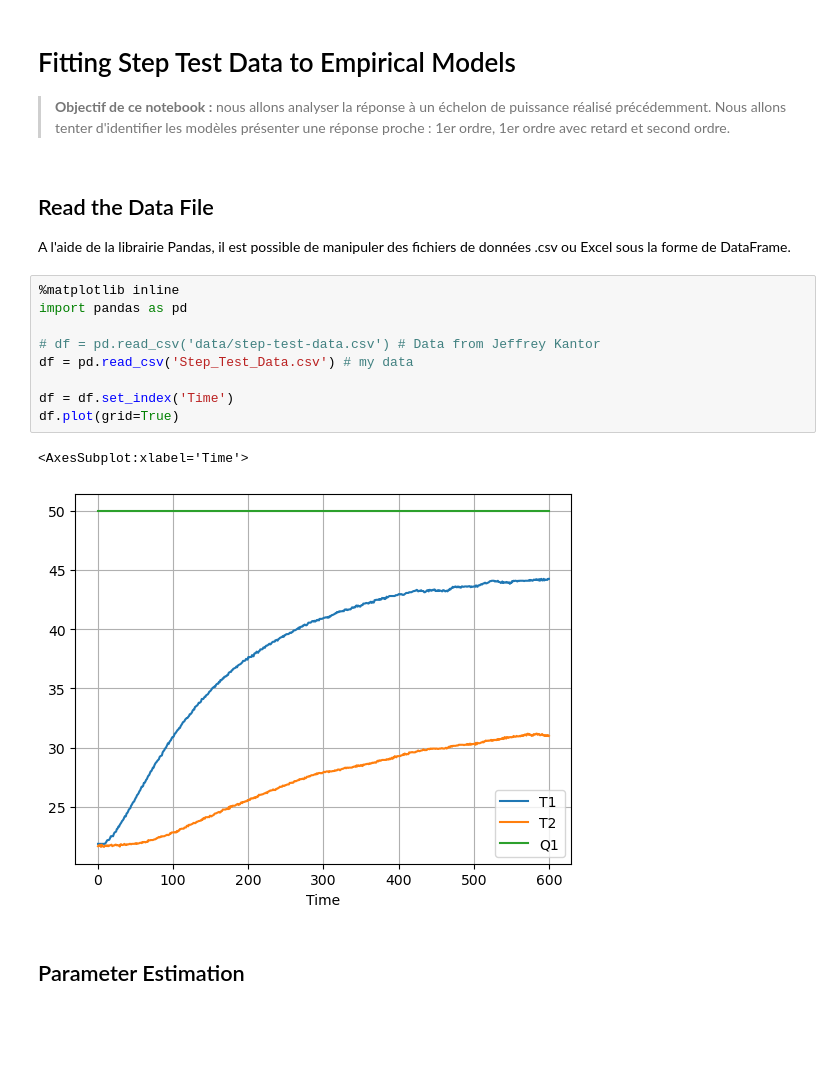
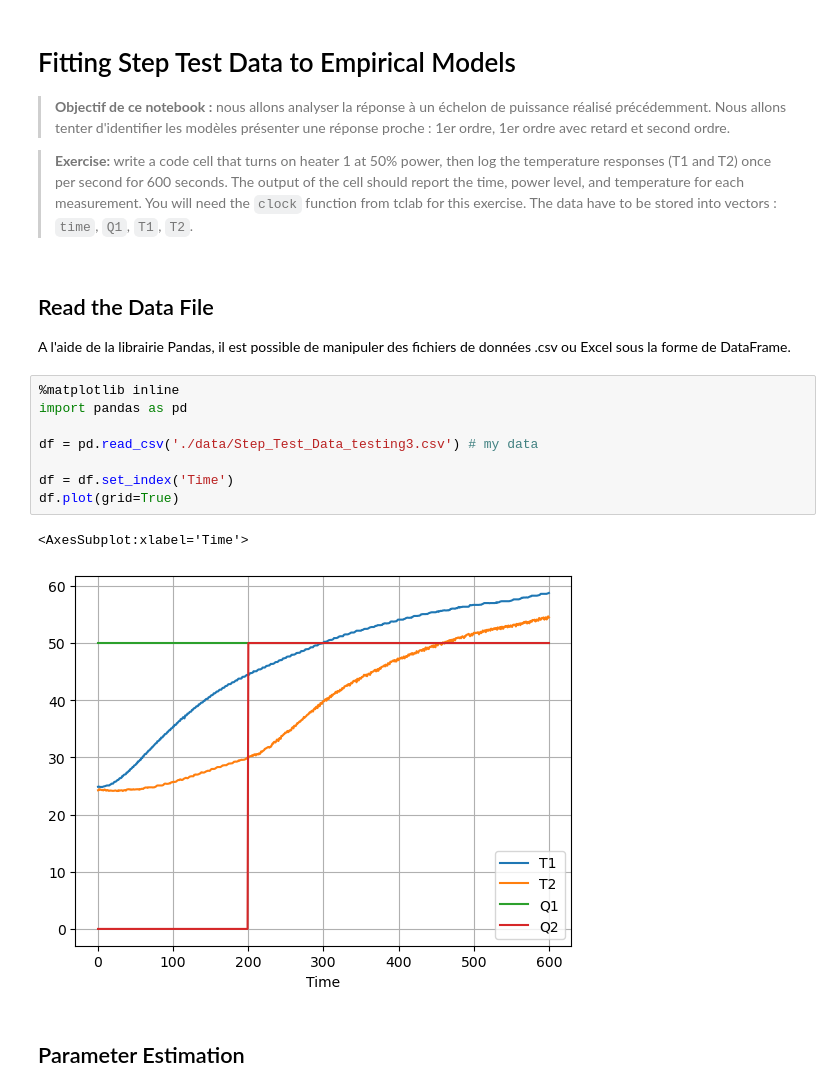
Before and after one commit to SizingLab/SystemsEngineeringIntroduction, a Jupyter notebook: notebook/06b_Home_IdentificationTransferFunctions.ipynb, the cells around one changed output. Cells and saved outputs as stored; diff of their text form; blank space fills up the shorter version.

```diff
--- a/notebook/06b_Home_IdentificationTransferFunctions.ipynb
+++ b/notebook/06b_Home_IdentificationTransferFunctions.ipynb
@@ -2,6 +2,8 @@
 # Fitting Step Test Data to Empirical Models
 
 > **Objectif de ce notebook :** nous allons analyser la réponse à un échelon de puissance réalisé précédemment. Nous allons tenter d'identifier les modèles présenter une réponse proche : 1er ordre, 1er ordre avec retard et second ordre.
+
+> **Exercise:** write a code cell that turns on heater 1 at 50% power, then log the temperature responses (T1 and T2) once per second for 600 seconds. The output of the cell should report the time, power level, and temperature for each measurement. You will need the `clock` function from tclab for this exercise. The data have to be stored into vectors : `time`, `Q1`, `T1`, `T2`.
 # %% [markdown]
 ## Read the Data File
 
@@ -9,15 +11,14 @@ A l'aide de la librairie Pandas, il est possible de manipuler des fichiers de do
 # %%
 %matplotlib inline
 import pandas as pd
 
-# df = pd.read_csv('data/step-test-data.csv') # Data from Jeffrey Kantor
-df = pd.read_csv('Step_Test_Data.csv') # my data
+df = pd.read_csv('./data/Step_Test_Data_testing3.csv') # my data
 
 df = df.set_index('Time')
 df.plot(grid=True)
 # %% [output]
 <AxesSubplot:xlabel='Time'>
-[figure, old version]
+[figure, new version]
 # %% [markdown]
 ## Parameter Estimation
 # %% [markdown]
```
Also changed, not shown: parts of 1 cell of this notebook, 9 other files.
